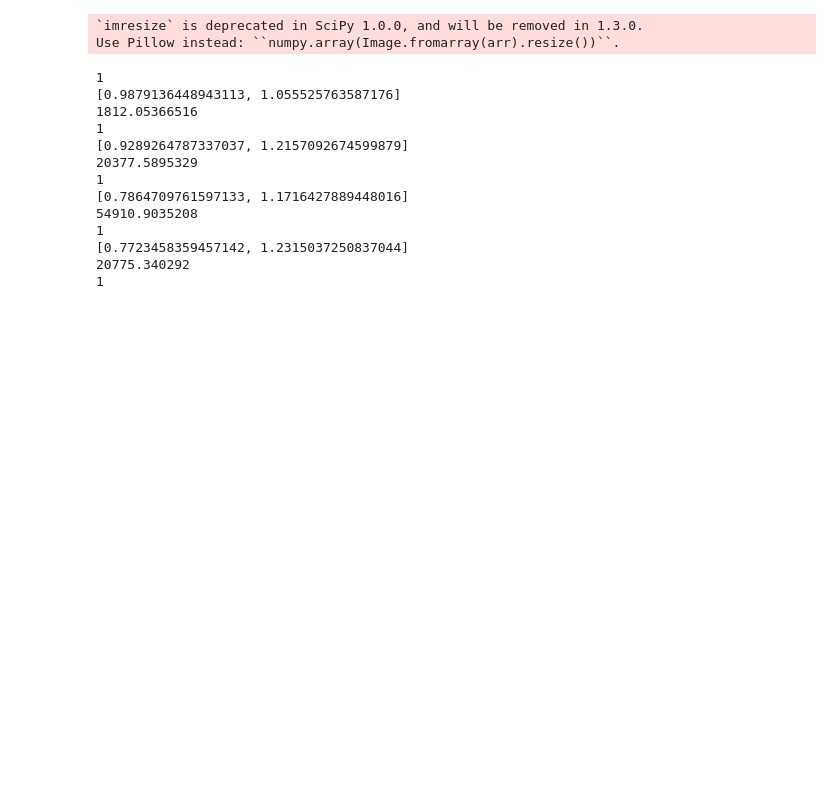
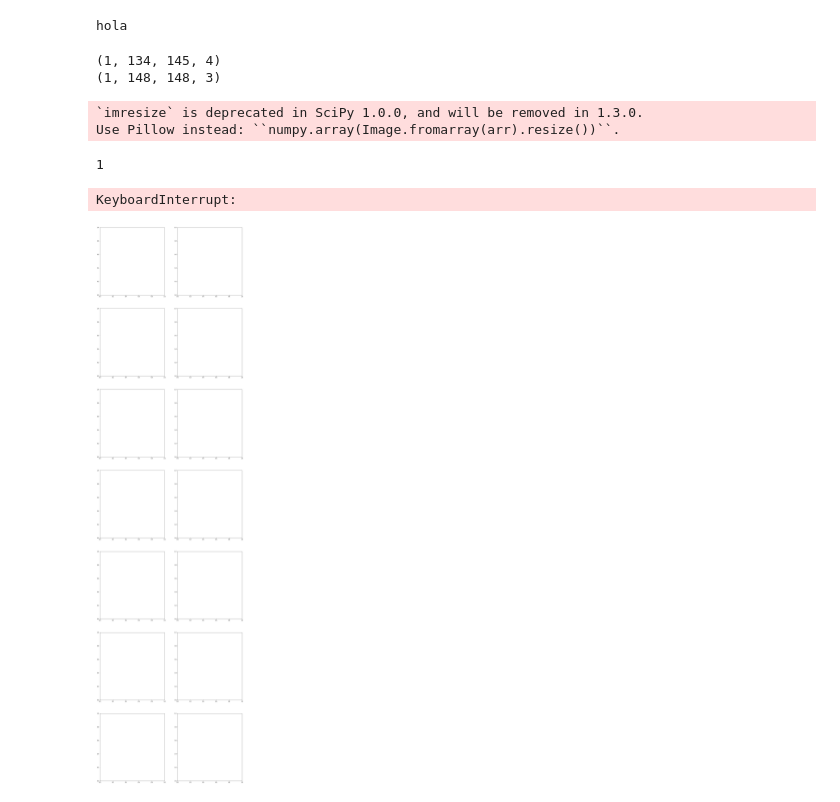
Before and after one commit to gomena/sinkhorn_networks, a Jupyter notebook: Sinkhorn_jigsaw-wg-transformer-Celeba-Copy1.ipynb, the cells around one changed output. Cells and saved outputs as stored; diff of their text form; code cells hidden in the pictures; blank space fills up the shorter version.

Commit message:
gromov

```diff
--- a/Sinkhorn_jigsaw-wg-transformer-Celeba-Copy1.ipynb
+++ b/Sinkhorn_jigsaw-wg-transformer-Celeba-Copy1.ipynb
@@ -10,6 +10,9 @@ from time import time
 
 from PIL import Image
 import numpy as np
+print('hola')
+# %% [output]
+hola
 # %%
 from scipy.special import logsumexp
 def sinkhorn(log_alpha, n_iters=20):
@@ -195,12 +198,12 @@ def solve(scrambled_split,stack_scrambled_images_split,stack_real_images_split):
 #Define model params
 batch_size = 1
 batch_size_display = batch_size
-n_iter_sinkhorn = 10000
+n_iter_sinkhorn = 40000
 
-temp = 5.0
+temp = 1.0
 
 #mnist data
-n_squares_side = 45
+n_squares_side = 37
 n_channels = 3
 
 n_squares = n_squares_side **2
@@ -211,15 +214,17 @@ str2='fontbona3'
 str1='tobar4'
 im1 = load_image(str1+'.jpg')[np.newaxis,:,:,:]
 im2 = load_image(str2+'.jpg')[np.newaxis,:,:,:]
-fig, ax = plt.subplots(n_gromov+2,1,figsize=(20,80))
+fig, ax = plt.subplots(n_gromov+2,2,figsize=(20,80))
 inv_perms =[]
+inv_soft_perms =[]
 sip=[]
 
 
 np_x = im1
+print(np_x.shape)
 np_x2 = im2
 np_x = resize_batch_color(np_x, side, n_channels)
-
+print(np_x.shape)
 np_x2 = resize_batch_color(np_x2, side, n_channels)
 
 real_images_split = batch_split(np_x, n_squares_side, n_channels)
@@ -247,57 +252,56 @@ unscrambled_images = unscrambled_images[:batch_size_display,:,:]
 unflatten_inf = unflatten_batch(unscrambled_images, n_channels)
 
 
 joined_inf = join_batch_split(unflatten_inf)
 joined_scrambled = join_batch_split(scrambled_images_split)
 joined_real = join_batch_split(real_images_split2)
 
 #Compare reconstructions with real data
 
 
 
 
 a=time()
-ax[0].imshow(joined_real[i,:,:,:],cmap='Greys')
-ax[0].get_xaxis().set_visible(False)
-ax[0].get_yaxis().set_visible(False)
 
 for l in range(n_gromov+1):
     inv_hard_perms= np.zeros((batch_size_display, n_squares, n_squares))
+    inv_soft_perms= np.zeros((batch_size_display, n_squares, n_squares))
     a=time()
-    if(l<=4):
-        inv_hard_perms[i,:,:] = invP_all[l][i,:,:]
+    if(l<=-1):
+        inv_hard_perms[i,:,:] = deepcopy(invP_all[l][i,:,:])
+        inv_soft_perms[i,:,:] = deepcopy(invP_all[l][i,:,:])
     else:
-        inv_hard_perms[i,:,:] = soft_to_hard(invP_all[l][i,:,:])
+        inv_hard_perms[i,:,:] = deepcopy(soft_to_hard(invP_all[l][i,:,:]))
+        inv_soft_perms[i,:,:] = deepcopy(invP_all[l][i,:,:] )
 
     inv_perms.append(inv_hard_perms)
     print(time()-a)
 
 
 
     hard_inf = np.matmul(inv_hard_perms, np.reshape(scrambled_images_split[:batch_size_display,:,:,:], [batch_size_display,n_squares_side **2 ,-1]))
+    soft_inf = np.matmul(inv_soft_perms, np.reshape(scrambled_images_split[:batch_size_display,:,:,:], [batch_size_display,n_squares_side **2 ,-1]))
+
     unflatten_hard_inf =np.reshape(hard_inf, unflatten_inf.shape)
     joined_hard_inf =join_batch_split(unflatten_hard_inf)
+    unflatten_soft_inf =np.reshape(soft_inf, unflatten_inf.shape)
+    joined_soft_inf =join_batch_split(unflatten_soft_inf)
 
 
-    ax[l+1].imshow(joined_hard_inf[i,:,:,:],cmap='Greys')
-    ax[l+1].get_xaxis().set_visible(False)
-    ax[l+1].get_yaxis().set_visible(False)
+    ax[l+1,0].imshow(joined_hard_inf[i,:,:,:],cmap='Greys')
+    ax[l+1,0].get_xaxis().set_visible(False)
+    ax[l+1,0].get_yaxis().set_visible(False)
+    ax[l+1,1].imshow(joined_soft_inf[i,:,:,:],cmap='Greys')
+    ax[l+1,1].get_xaxis().set_visible(False)
+    ax[l+1,1].get_yaxis().set_visible(False)
 # %% [output]
-`imresize` is deprecated in SciPy 1.0.0, and will be removed in 1.3.0.
-Use Pillow instead: ``numpy.array(Image.fromarray(arr).resize())``.
+(1, 134, 145, 4)
+(1, 148, 148, 3)
-1
-[0.9879136448943113, 1.055525763587176]
-1812.05366516
-1
-[0.9289264787337037, 1.2157092674599879]
-20377.5895329
-1
-[0.7864709761597133, 1.1716427889448016]
-54910.9035208
-1
-[0.7723458359457142, 1.2315037250837044]
-20775.340292
-1
+`imresize` is deprecated in SciPy 1.0.0, and will be removed in 1.3.0.
+Use Pillow instead: ``numpy.array(Image.fromarray(arr).resize())``.
+1
+KeyboardInterrupt:
+[figure, added]
 # %%
 #print(np.sum(invP_all[1][0,:,:],axis=1))
 plt.figure(figsize=(20,20))
```
Also changed, not shown: 4 other files.
